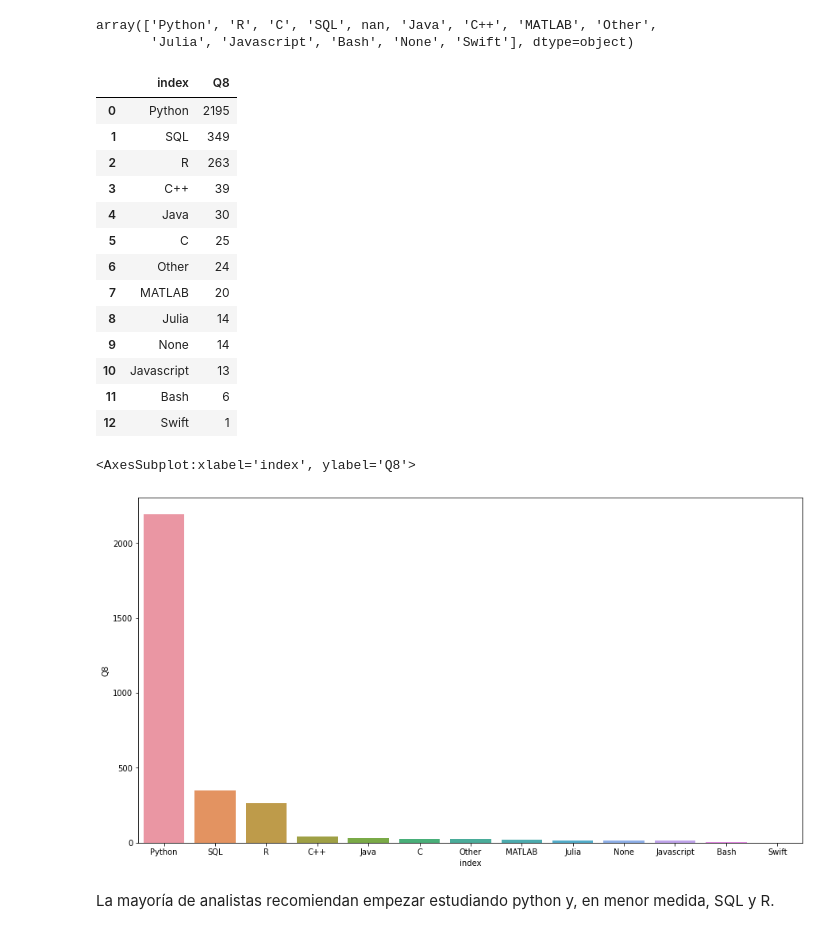
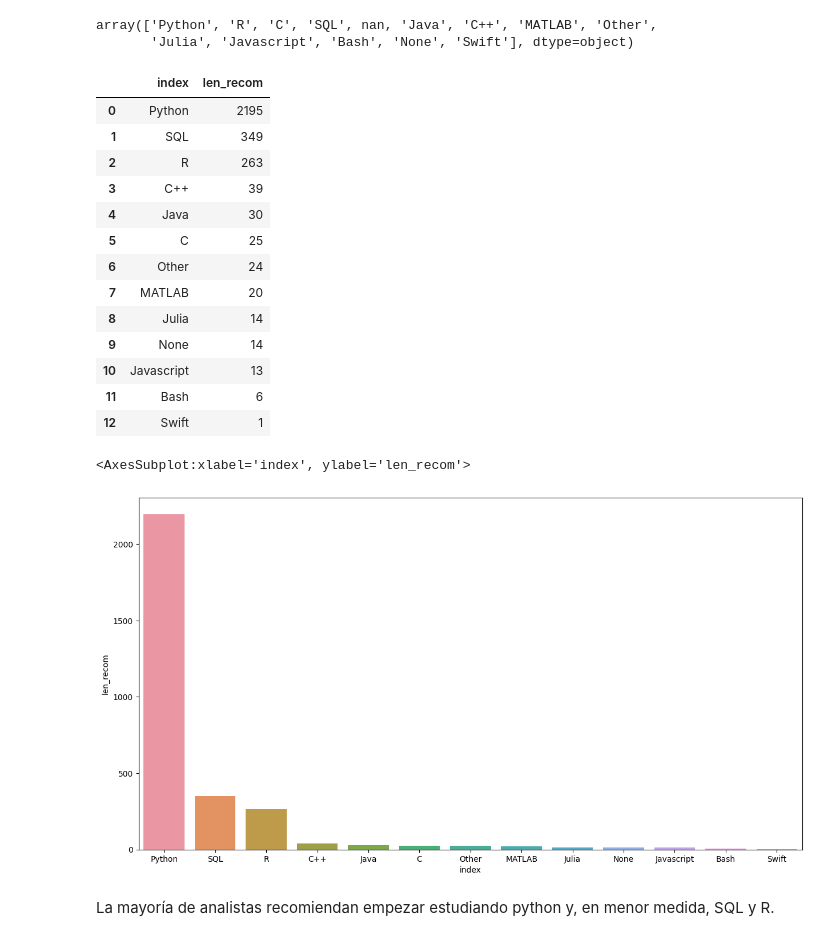
Before and after one commit to Adalab/project-da-promo-d-modulo-2-team-4, a Jupyter notebook: exploracion/limpieza de columnas.ipynb, the cells around one changed output. Drawn from its saved outputs; the diff is of its cells as text; code cells hidden in the pictures.

```diff
--- a/exploracion/limpieza de columnas.ipynb
+++ b/exploracion/limpieza de columnas.ipynb
@@ -17,0 +20,23 @@ df.duplicated().sum()
+# %%
+dic_columnas={'Q3':"pais",
+              'Q4':"nivel_estudios",
+              'Q5':"tipo_trabajo",
+              'Q6':"tiempo_cod",
+              'Q8':"len_recom",
+              'Q15':"tiempo_use_ML",
+              'Q20':"sector_empresa",
+              'Q21':"tamaño_empresa",
+              'Q23':"uso_ML",
+              'Q25':"Salario",
+              'Q33':"BBDD",
+              'Q35':"herramientas_BI2",
+              'Q41':"herramienta_principal",
+              'Q7':"Lenguaje_cod",
+              'Q9':"entorno_ID",
+              'Q14':"librerias",
+              'Q16':"librerias_ML",
+              'Q17':"algoritmos_ML",
+              'Q24':"actividades_trabajo",
+              'Q34':"herramientas_BI",
+              'age':"edad",
+              'gender':"genero"}
@@ -18,6 +55,6 @@ df.duplicated().sum()
 # %% [markdown]
 CREAMOS UN FATAFRAME NUEVO QUEDÁNDONOS SOLO CON LOS DATA Y BUSINESS ANALYST
 # %%
-df_data = df[(df["Q5"] == "Business Analyst") | (df ["Q5"] == "Data Analyst")]
+df_data = df[(df["tipo_trabajo"] == "Business Analyst") | (df ["tipo_trabajo"] == "Data Analyst")]
 df_data.head(5)
 # %% [output]
@@ -147,10 +177,10 @@ df_data["Q8"].unique()
 array(['Python', 'R', 'C', 'SQL', nan, 'Java', 'C++', 'MATLAB', 'Other',
        'Julia', 'Javascript', 'Bash', 'None', 'Swift'], dtype=object)
 # %%
-df_lenguaje_recomendado = df_data["Q8"].value_counts().reset_index()
+df_lenguaje_recomendado = df_data["len_recom"].value_counts().reset_index()
 df_lenguaje_recomendado
 # %% [output]
-|  | index | Q8 |
+|  | index | len_recom |
 | 0 | Python | 2195 |
 | 1 | SQL | 349 |
 | 2 | R | 263 |
@@ -166,10 +196,10 @@ df_lenguaje_recomendado
 | 12 | Swift | 1 |
 # %%
 plt.figure(figsize = (15,8))
-sns.barplot(x= "index",y = "Q8", data = df_lenguaje_recomendado)
+sns.barplot(x= "index",y = "len_recom", data = df_lenguaje_recomendado)
 # %% [output]
-<AxesSubplot:xlabel='index', ylabel='Q8'>
+<AxesSubplot:xlabel='index', ylabel='len_recom'>
-[figure, old version]
+[figure, new version]
 # %% [markdown]
 La mayoría de analistas recomiendan empezar estudiando python y, en menor medida, SQL y R.
 # %%
```
Also changed, not shown: parts of 35 cells of this notebook.
